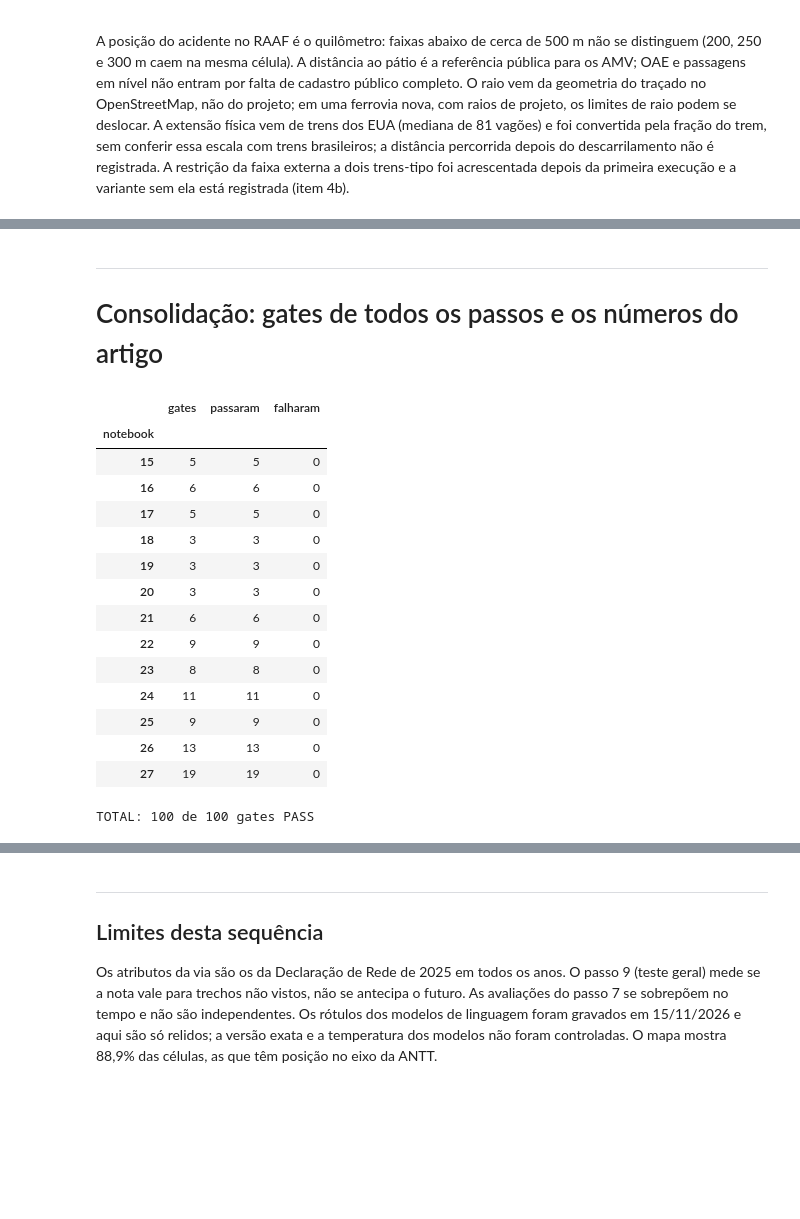
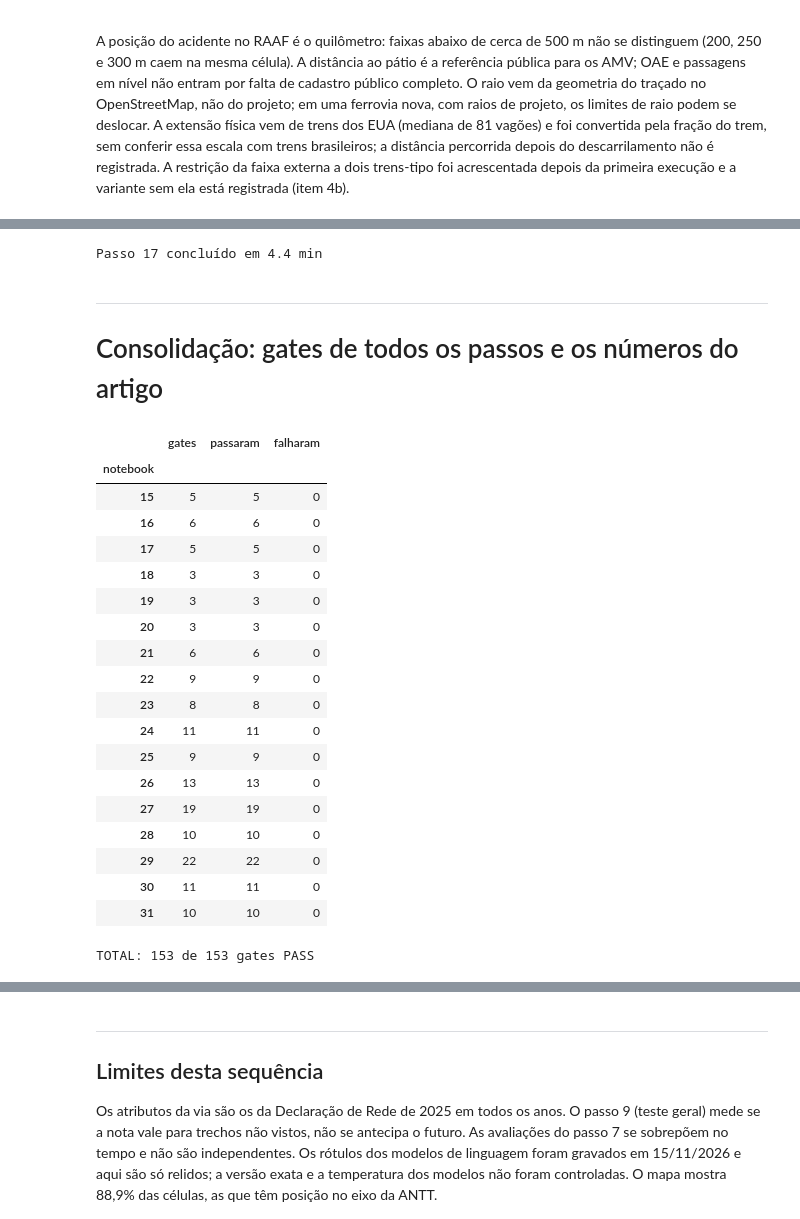
Before and after one commit to fabiolucien/ET261400-derailment-EAR, a Jupyter notebook: notebooks/executados/ET261400_sequencia_completa_EXECUTADO.ipynb, the cells around one changed output, grey strips where cells are left out. Cells and saved outputs as stored; diff of their text form; code cells hidden in the pictures; blank space fills up the shorter version.

```diff
--- a/notebooks/executados/ET261400_sequencia_completa_EXECUTADO.ipynb
+++ b/notebooks/executados/ET261400_sequencia_completa_EXECUTADO.ipynb
@@ -4001,0 +4737,37 @@ Passo 13 concluído em 3.1 min
+# %%
+# Figura 29: risco relativo de cada classe de fator, nacional bruto e dentro das malhas ajustado pelas faixas aferidas. Estilo da dissertação.
+import os, matplotlib, matplotlib.font_manager as fm
+for f_ in ("lmsans10-regular.otf", "lmsans10-bold.otf", "lmsans10-oblique.otf"):
+    for d_ in (f"{BASE}/data/fonts", "/usr/share/texmf/fonts/opentype/public/lm"):
+        if os.path.exists(f"{d_}/{f_}"): fm.fontManager.addfont(f"{d_}/{f_}"); break
+FONTE = "Latin Modern Sans" if any(f.name == "Latin Modern Sans" for f in fm.fontManager.ttflist) else "DejaVu Sans"
+matplotlib.rcParams.update({"font.family": FONTE, "axes.spines.top": False, "axes.spines.right": False, "axes.edgecolor": "#7A8089", "axes.linewidth": 0.6})
+import matplotlib.pyplot as plt
+INK, MUTE, FAINT, TEAL, CLAY = "#16191C", "#7A8089", "#C9CCD1", "#1E6E6E", "#BD4B2C"
+RRF_ = pd.read_csv(f"{TAB}/29_risco_relativo_fatores.csv"); DEC_ = pd.read_csv(f"{TAB}/29_decisao_fatores.csv").set_index("fator")
+ORDEM = ["Tráfego (trens por dia vinculados)", "Carga por eixo (t)", "Velocidade máxima carregado (km/h)", "Rampa máxima (%)", "Dormente", "Trilho", "Fixação",
+         "Taxa de dormentação (por km)", "Sinalização", "Produto perigoso", "Número de linhas", "Bitola"]
+linhas = []
+for f_ in ORDEM:
+    g = RRF_[(RRF_["fator"] == f_) & (RRF_["classe"] != RRF_["referencia"]) & (RRF_["classe"] != "sem dado") & RRF_["rr_ajustado"].notna()]
+    linhas.append(("titulo", f_, None))
+    for _, r_ in g.iterrows(): linhas.append(("classe", f_, r_))
+fig, ax = plt.subplots(figsize=(8.4, 9.6)); yv = 0; ticks, labs = [], []
+for tipo, f_, r_ in linhas:
+    if tipo == "titulo":
+        ok_ = bool(DEC_.loc[f_, "entra_no_EAR_v3"]); ref_ = RRF_.loc[RRF_["fator"] == f_, "referencia"].iloc[0]
+        ax.text(0.052, yv, f"{f_}  ·  ref.: {ref_}" + ("  ·  aprovado" if ok_ else ""), fontsize=8.6, fontweight="bold", color=TEAL if ok_ else INK, va="center", ha="left", transform=ax.get_yaxis_transform())
+        yv -= 1; continue
+    ax.plot([max(r_["ic_inf"], 0.06), min(r_["ic_sup"], 9.5)], [yv, yv], color=TEAL, lw=1.4, solid_capstyle="butt", zorder=3)
+    ax.plot(r_["rr_ajustado"], yv, "o", ms=5.2, color=TEAL, mec="white", mew=0.8, zorder=4)
+    ax.plot(max(r_["rr_bruto_nacional"], 0.06), yv, "D", ms=4.6, mfc="white", mec=CLAY, mew=1.1, zorder=5)
+    ticks.append(yv); labs.append(r_["classe"]); yv -= 1
+ax.axvline(1.0, color=MUTE, lw=0.8, ls=(0, (4, 3)), zorder=1); ax.set_xscale("log"); ax.set_xlim(0.06, 10); ax.set_ylim(yv + 0.5, 0.8)
+ax.set_xticks([0.1, 0.25, 0.5, 1, 2, 4, 8]); ax.set_xticklabels(["0,1", "0,25", "0,5", "1", "2", "4", "8"])
+ax.set_yticks(ticks); ax.set_yticklabels(labs, fontsize=8.2); ax.tick_params(axis="y", length=0); ax.spines["left"].set_visible(False)
+ax.set_xlabel("Risco relativo de descarrilamento por via (escala logarítmica)", fontsize=9)
+ax.plot([], [], "D", mfc="white", mec=CLAY, label="nacional, bruto (compara ferrovias)"); ax.plot([], [], "o", color=TEAL, label="dentro das malhas, ajustado por faixa de pátio e raio (IC 95%)")
+ax.legend(loc="lower center", bbox_to_anchor=(0.45, 1.0), ncol=2, fontsize=8, frameon=False)
+fig.text(0.01, 0.005, "Fonte: o autor, a partir do RAAF e das Declarações de Rede 2025 (ANTT), 2011 a 2025; notebook 29. Aprovado: atende aos três critérios declarados antes.", fontsize=7.2, color=MUTE)
+fig.tight_layout(rect=(0, 0.015, 1, 0.985)); fig.savefig(f"{FIG}/29_fatores_dentro_das_malhas_PT.png", dpi=220); plt.close(fig)
+print("figura 29 ok")
@@ -4002,34 +5685,42 @@ Passo 13 concluído em 3.1 min
+# %%
+print("Passo 17 concluído em", round((time.time() - _t0) / 60, 1), "min")
+# %% [output]
+Passo 17 concluído em 4.4 min
 # %% [markdown]
 ---
 # Consolidação: gates de todos os passos e os números do artigo
 # %%
 import glob
 G = []
 for f in sorted(glob.glob(f"{TAB}/*_gates.csv")):
     nome = os.path.basename(f).replace("_gates.csv", "")
-    if nome in ("15", "16", "17", "18", "19", "20", "21", "22", "23", "24", "25", "26", "27"):
+    if nome in [str(n) for n in range(15, 32)]:  # passos 15 a 31
         d = pd.read_csv(f); d.insert(0, "notebook", nome); G.append(d)
 G = pd.concat(G, ignore_index=True); G.to_csv(f"{TAB}/00_gates_sequencia_artigo.csv", index=False)
 res = G.groupby("notebook")["ok"].agg(gates="size", passaram="sum"); res["falharam"] = res["gates"] - res["passaram"]; display(res)
 print(f"TOTAL: {int(G['ok'].sum())} de {len(G)} gates PASS")
 if (~G["ok"]).any(): display(G.loc[~G["ok"], ["notebook", "gate", "got", "expected", "source"]])
 # %% [output]
 |  | gates | passaram | falharam |
 | notebook |  |  |  |
 | 15 | 5 | 5 | 0 |
 | 16 | 6 | 6 | 0 |
 | 17 | 5 | 5 | 0 |
 | 18 | 3 | 3 | 0 |
 | 19 | 3 | 3 | 0 |
 | 20 | 3 | 3 | 0 |
 | 21 | 6 | 6 | 0 |
 | 22 | 9 | 9 | 0 |
 | 23 | 8 | 8 | 0 |
 | 24 | 11 | 11 | 0 |
 | 25 | 9 | 9 | 0 |
 | 26 | 13 | 13 | 0 |
 | 27 | 19 | 19 | 0 |
+| 28 | 10 | 10 | 0 |
+| 29 | 22 | 22 | 0 |
+| 30 | 11 | 11 | 0 |
+| 31 | 10 | 10 | 0 |
-TOTAL: 100 de 100 gates PASS
+TOTAL: 153 de 153 gates PASS
 # %%
 # Tabela 2 do artigo (protocolo principal, notebook 18) e intervalos de confiança
 pd.set_option("display.width", 220)
```
Also changed, not shown: parts of 39 cells of this notebook.
